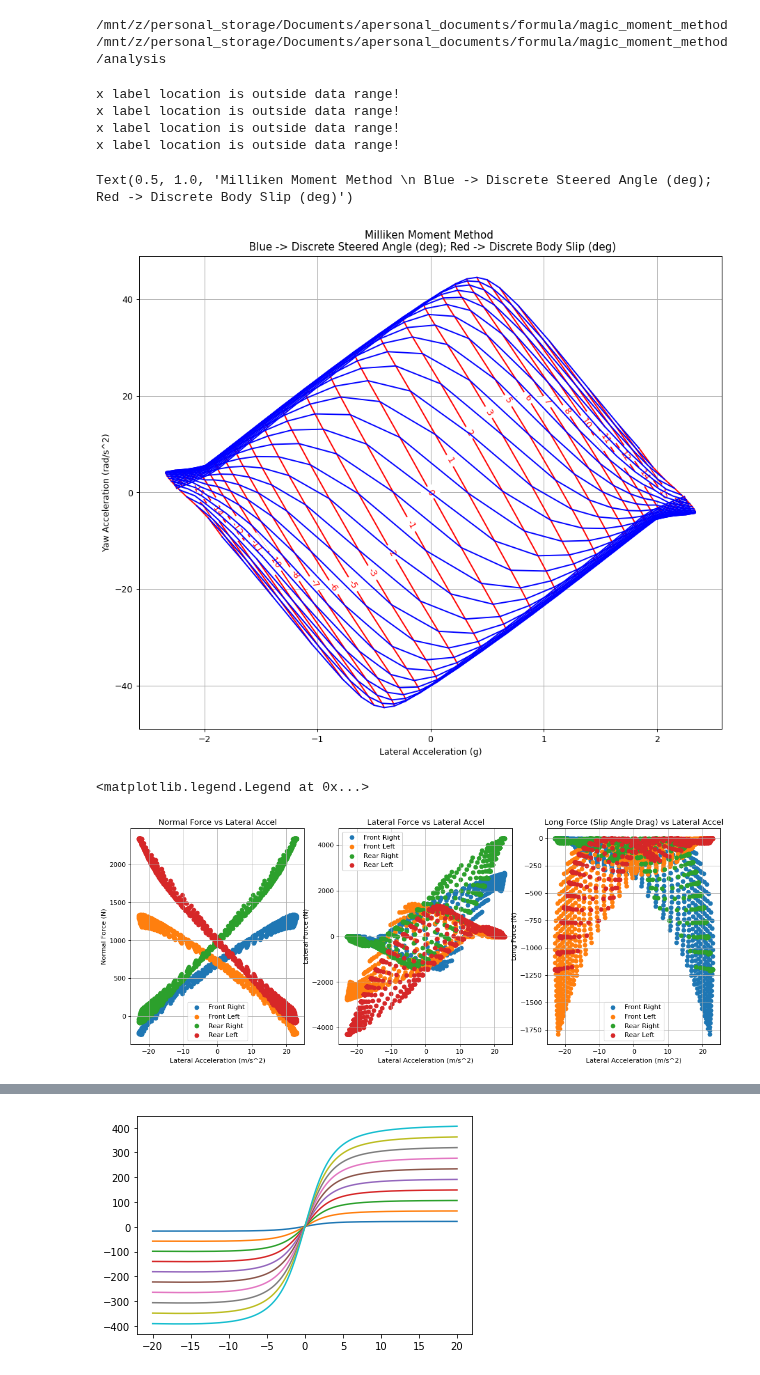
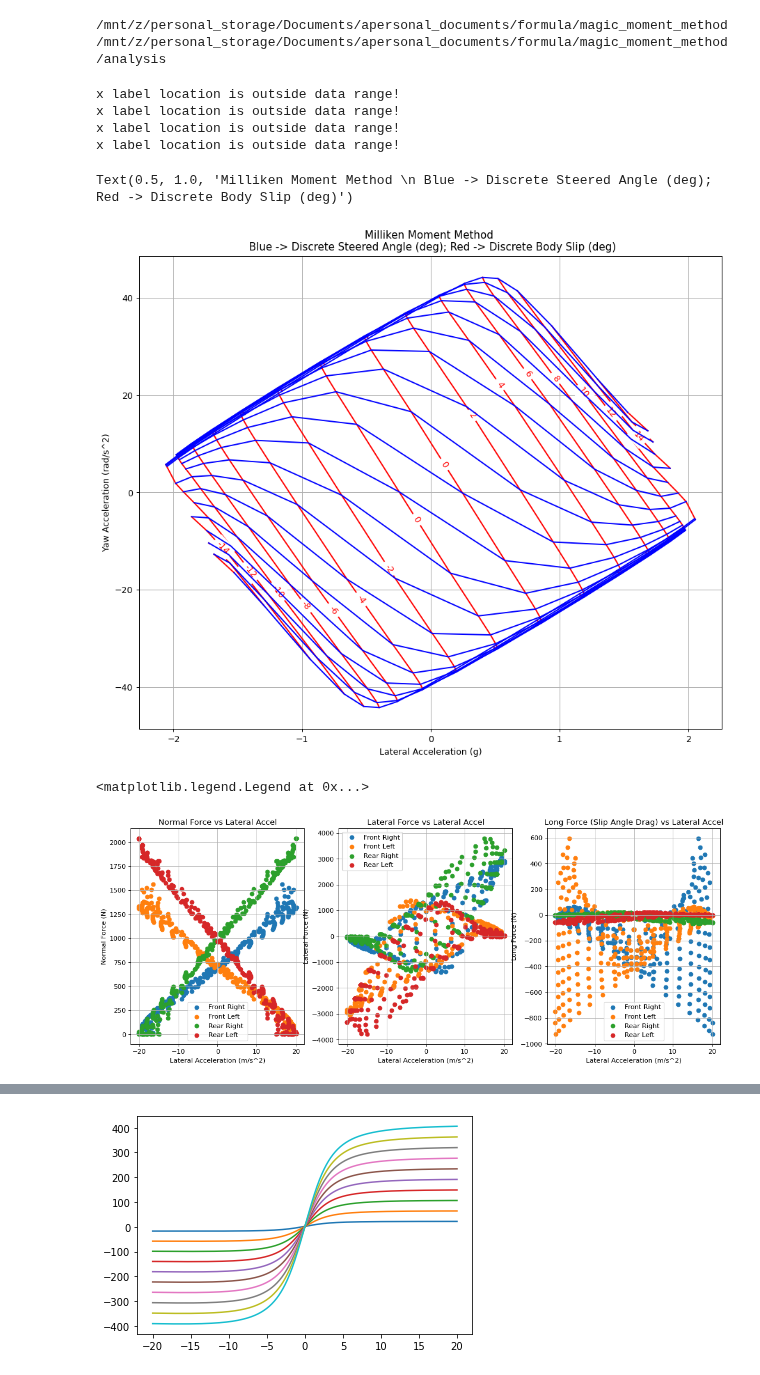
Before and after one commit to LonghornRacingElectric/magic_moment_method, a Jupyter notebook: analysis/MMM_plotter.ipynb, the cells around one changed output, grey strips where cells are left out. Drawn from its saved outputs; the diff is of its cells as text; code cells hidden in the pictures.

```diff
--- a/analysis/MMM_plotter.ipynb
+++ b/analysis/MMM_plotter.ipynb
@@ -11,39 +11,49 @@ from helpers.labellines import *
 # %% [output]
 /mnt/z/personal_storage/Documents/apersonal_documents/formula/magic_moment_method
 /mnt/z/personal_storage/Documents/apersonal_documents/formula/magic_moment_method/analysis
+# %%
+import_df = pd.read_csv("MMM.csv")
+df = pd.DataFrame()
+
+for index, row in import_df.iterrows():
+    # see if point is saturated (i.e. all 4 tires slip angles are saturated)
+    # saturation will yield to useless data point since it will wrap back around with less acceleration
+    # if not saturated, the point will be saved
+    # TODO: Should 1 tire even be allowed to lift???
+    if (not row["dynamics_tires_saturated"] and not row["dynamics_two_tires_lifting"] and
+        not abs(row["roll"]* 180/np.pi) > 3):
+        df = pd.concat([df, pd.DataFrame([row])], ignore_index=True)
 # %%
-df = pd.read_csv("MMM.csv")
-
 fig = plt.figure(figsize=(12, 10), dpi=90)
-#ax = fig.add_subplot(111)
+ax = fig.add_subplot(111)
 
 for x in df["body_slip"].unique():
     df2 = df[df["body_slip"] == x]
     lat_accel = list(df2["vehicle_accelerations_NTB_1"]/9.81)
     yaw_accel = list(df2["yaw_acceleration"])
 
     mid_df = df2.iloc[(df2["vehicle_accelerations_NTB_1"]-df2["vehicle_accelerations_NTB_1"].mean()).abs().argsort().iloc[0]]
 
     plt.plot(lat_accel, yaw_accel, 'r', label = int(x*180/np.pi))
     #plt.text(mid_df["vehicle_accelerations_NTB_1"]/9.81, mid_df["yaw_acceleration"], '{0:.1f}'.format(x*180/math.pi), color = 'r')
 
-
 labelLines(plt.gca().get_lines(),zorder=2)
 
 for x in df["steered_angle"].unique():
-    if True:#x == 0:
+    if True: #x == 0.0224399475256413:
         df2 = df[(df["steered_angle"] == x)]
+        # for index, row in df2.iterrows():
+        #     print(row["body_slip"],row["vehicle_accelerations_NTB_1"] )
         plt.plot(df2["vehicle_accelerations_NTB_1"]/9.81, df2["yaw_acceleration"], 'b', label = int(x*180/np.pi))
 plt.grid()
 plt.ylabel("Yaw Acceleration (rad/s^2)")
 plt.xlabel("Lateral Acceleration (g)")
 plt.title("Milliken Moment Method \n Blue -> Discrete Steered Angle (deg); Red -> Discrete Body Slip (deg)")
-
 #labelLines(plt.gca().get_lines(),zorder=2)
 # %% [output]
 x label location is outside data range!
 x label location is outside data range!
 x label location is outside data range!
 x label location is outside data range!
 Text(0.5, 1.0, 'Milliken Moment Method \n Blue -> Discrete Steered Angle (deg); Red -> Discrete Body Slip (deg)')
-[figure, old version]
+[figure, new version]
@@ -81,7 +100,7 @@ axs[2].set_xlabel("Lateral Acceleration (m/s^2)")
 axs[2].legend()
 # %% [output]
 <matplotlib.legend.Legend at 0x...>
-[figure, old version]
+[figure, new version]
 # %%
 fig, axs = plt.subplots(1,3,figsize=(16, 6), dpi=80)
 
```
Also changed, not shown: parts of 12 cells of this notebook, 12 other files.
